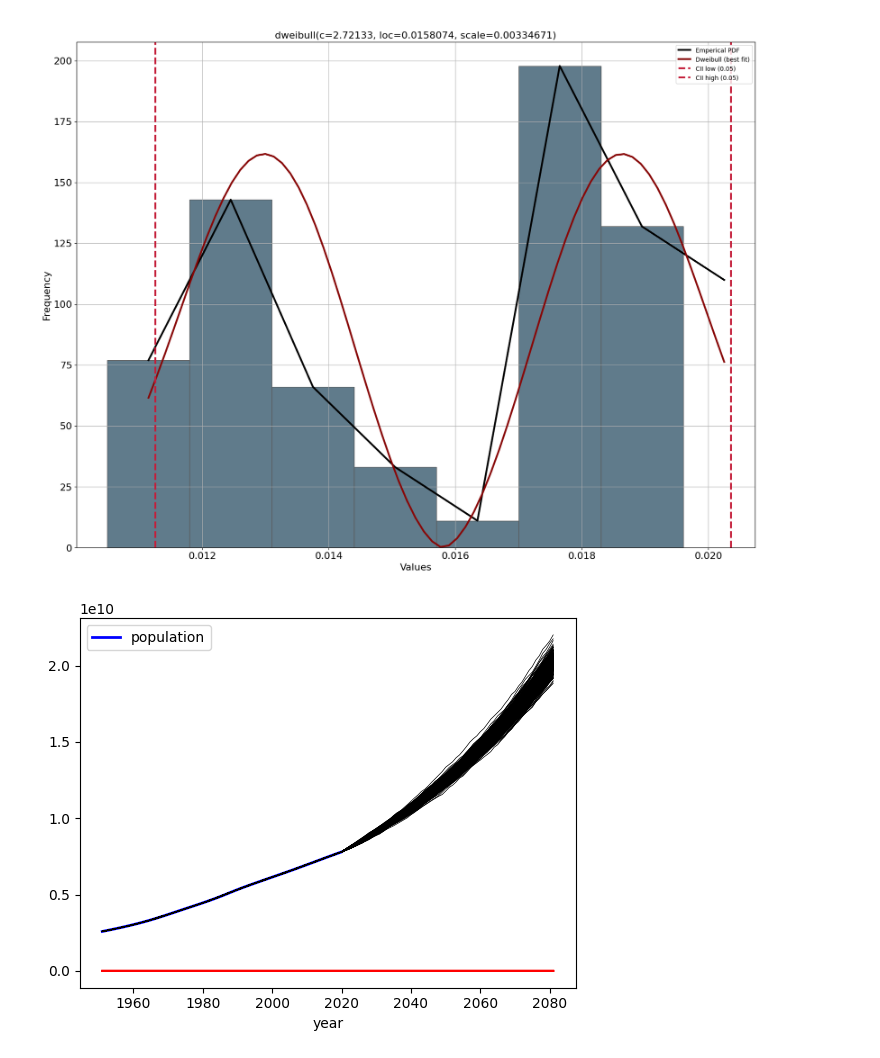
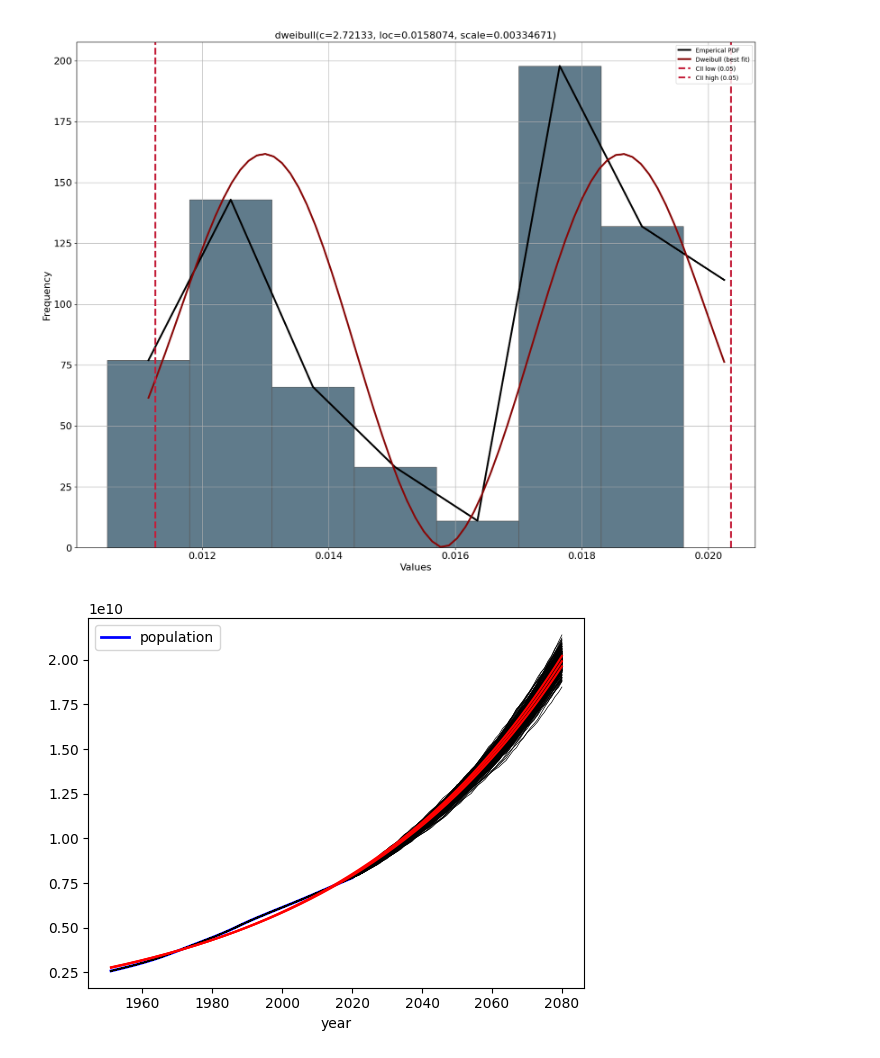
Before and after one commit to Voluptatemn/Population2023, a Jupyter notebook: Analysis.ipynb, the cells around one changed output. Cells and saved outputs as stored; diff of their text form; code cells hidden in the pictures.

```diff
--- a/Analysis.ipynb
+++ b/Analysis.ipynb
@@ -416,4 +611,4 @@ if not done:
 # %%
-def function (x, l, k, b, start=1951):
-    y = l / (1 + b * np.exp(-k * (x-start)))
+def function (x, k, b):
+    y = b * np.exp(k * (x))
     return y
@@ -648,7 +648,7 @@ dist.plot()
 
 pred_year = 2080
 bin = 300
-y = pred_year - 2020 + 1
+y = pred_year - 2020
 pred = []
 
 for i in range (bin):
@@ -675,7 +675,7 @@ for p in pred:
         year_copy = np.insert(year_copy, 0, year_copy[0] + 1)
     all_pop_data = np.concatenate((all_pop_data, pop), axis = 0)
     all_year_data = np.concatenate((all_year_data, year_copy), axis = 0)
-    plt.plot(year_copy, pop, color = 'black', label = 'Prediction', alpha = 1, linewidth = 0.5)
+    plt.plot(year_copy, pop, color = 'black', label = 'Prediction', alpha = 1, s=12, style = ['o', 'rx'])
 
 df = pd.DataFrame({
     'year': all_year_data,
@@ -688,7 +688,7 @@ for q in quantile:
     xdata = []
     ydata = []
 
-    for year in df['year'].values:
+    for year in range(1951, pred_year + 1):
         working_df = df[df['year'] == year]
         working_pop_array = working_df['pop'].values
         q1 = np.quantile(working_pop_array, q)
@@ -698,12 +698,13 @@ for q in quantile:
     xdata = np.array(xdata)
     ydata = np.array(ydata)
 
-    parameters, covariance = curve_fit(function, xdata, ydata)
-    fit_K = parameters[1]
-    fit_B = parameters[2]
-    fit_l = parameters[0]
-    fit_y = function(xdata, fit_l, fit_K, fit_B)
-    plt.plot(xdata, fit_y, '-', label = q, color = 'red')
+    coefs = np.polyfit(xdata, np.log(ydata), deg=1)
+    k = coefs[0]
+    b = np.exp(coefs[1])
+    pred_y = function(xdata, k, b)
+    plt.plot(xdata, pred_y, '-', color = 'red')
+
+plt.savefig('Images/Global Population.png', dpi = 800)
 # %% [output]
 [distfit] >INFO> fit
 [distfit] >INFO> transform
@@ -725,2 +726,2 @@ for q in quantile:
 [figure]
-[figure, old version]
+[figure, new version]
```
Also changed, not shown: parts of 3 cells of this notebook.
